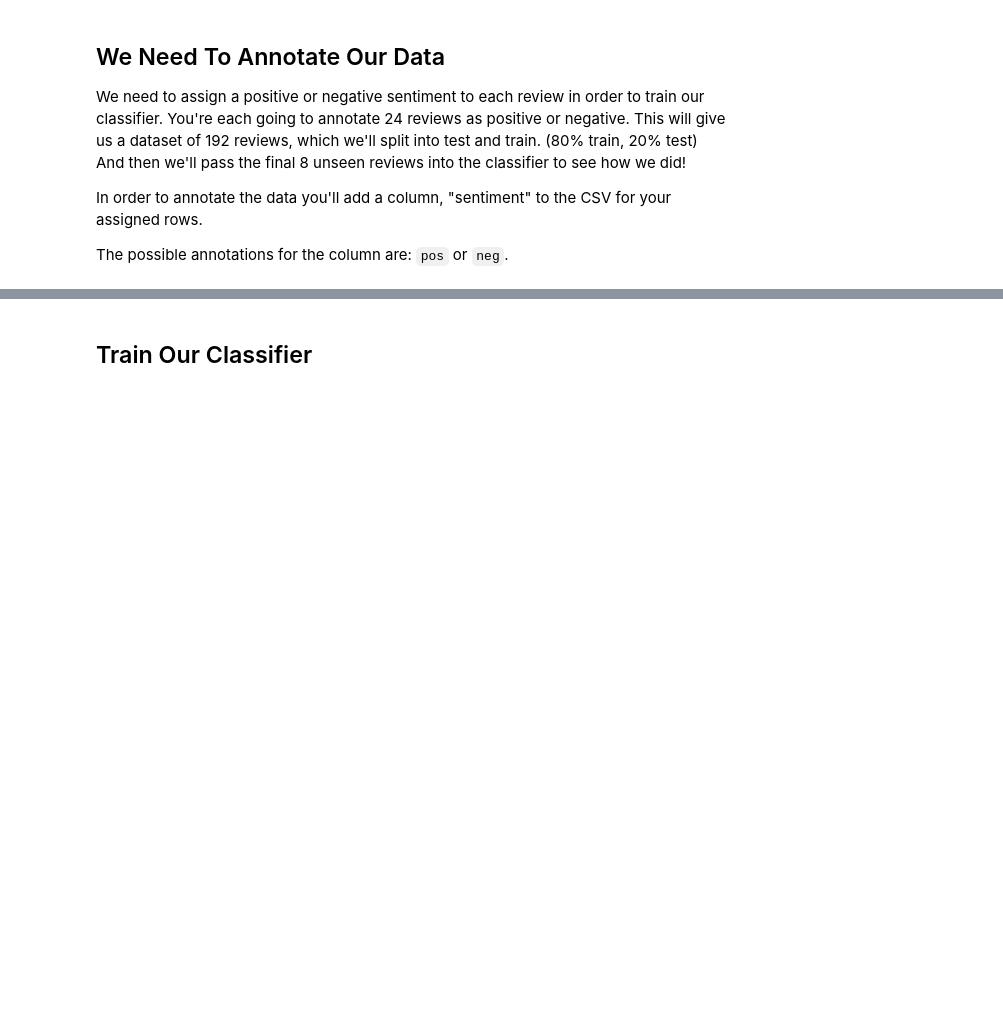
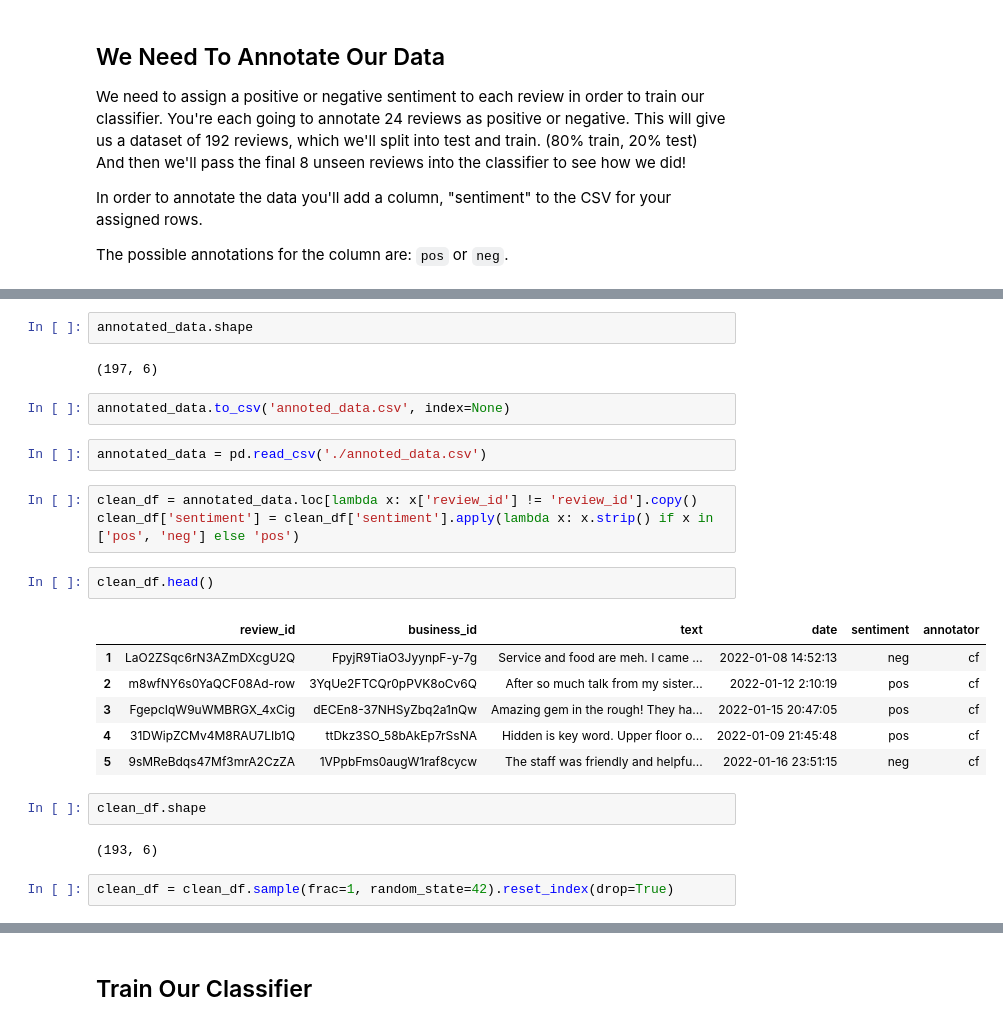
Before and after one commit to jtemplon/cuny-fall-2024, a Jupyter notebook: yelp-sentiment-analysis.ipynb, the cells around one changed output, grey strips where cells are left out. Saved outputs shown, nothing was run; the diff lists cells and outputs as text; blank space fills up the shorter version.

```diff
--- a/yelp-sentiment-analysis.ipynb
+++ b/yelp-sentiment-analysis.ipynb
@@ -29,0 +62,26 @@ The possible annotations for the column are: `pos` or `neg`.
+# %%
+annotated_data.shape
+# %% [output]
+(197, 6)
+# %%
+annotated_data.to_csv('annoted_data.csv', index=None)
+# %%
+annotated_data = pd.read_csv('./annoted_data.csv')
+# %%
+clean_df = annotated_data.loc[lambda x: x['review_id'] != 'review_id'].copy()
+clean_df['sentiment'] = clean_df['sentiment'].apply(lambda x: x.strip() if x in ['pos', 'neg'] else 'pos')
+# %%
+clean_df.head()
+# %% [output]
+|  | review_id | business_id | text | date | sentiment | annotator |
+| 1 | LaO2ZSqc6rN3AZmDXcgU2Q | FpyjR9TiaO3JyynpF-y-7g | Service and food are meh. I came ... | 2022-01-08 14:52:13 | neg | cf |
+| 2 | m8wfNY6s0YaQCF08Ad-row | 3YqUe2FTCQr0pPVK8oCv6Q | After so much talk from my sister... | 2022-01-12 2:10:19 | pos | cf |
+| 3 | FgepcIqW9uWMBRGX_4xCig | dECEn8-37NHSyZbq2a1nQw | Amazing gem in the rough! They ha... | 2022-01-15 20:47:05 | pos | cf |
+| 4 | 31DWipZCMv4M8RAU7LIb1Q | ttDkz3SO_58bAkEp7rSsNA | Hidden is key word. Upper floor o... | 2022-01-09 21:45:48 | pos | cf |
+| 5 | 9sMReBdqs47Mf3mrA2CzZA | 1VPpbFms0augW1raf8cycw | The staff was friendly and helpfu... | 2022-01-16 23:51:15 | neg | cf |
+# %%
+clean_df.shape
+# %% [output]
+(193, 6)
+# %%
+clean_df = clean_df.sample(frac=1, random_state=42).reset_index(drop=True)
```
Also changed, not shown: parts of 20 cells of this notebook, 5 other files.
